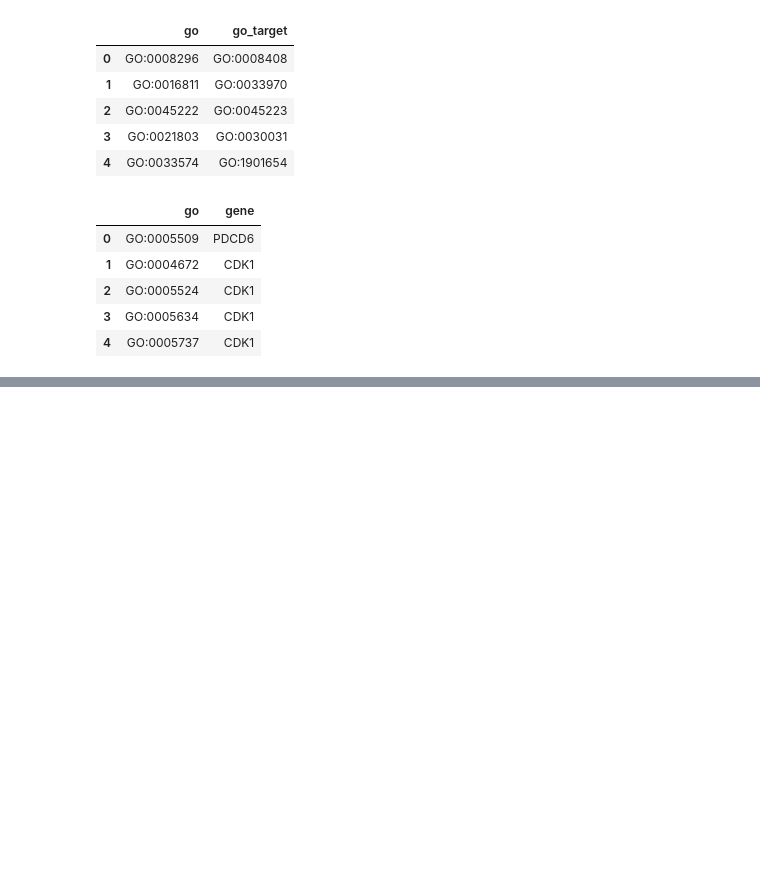
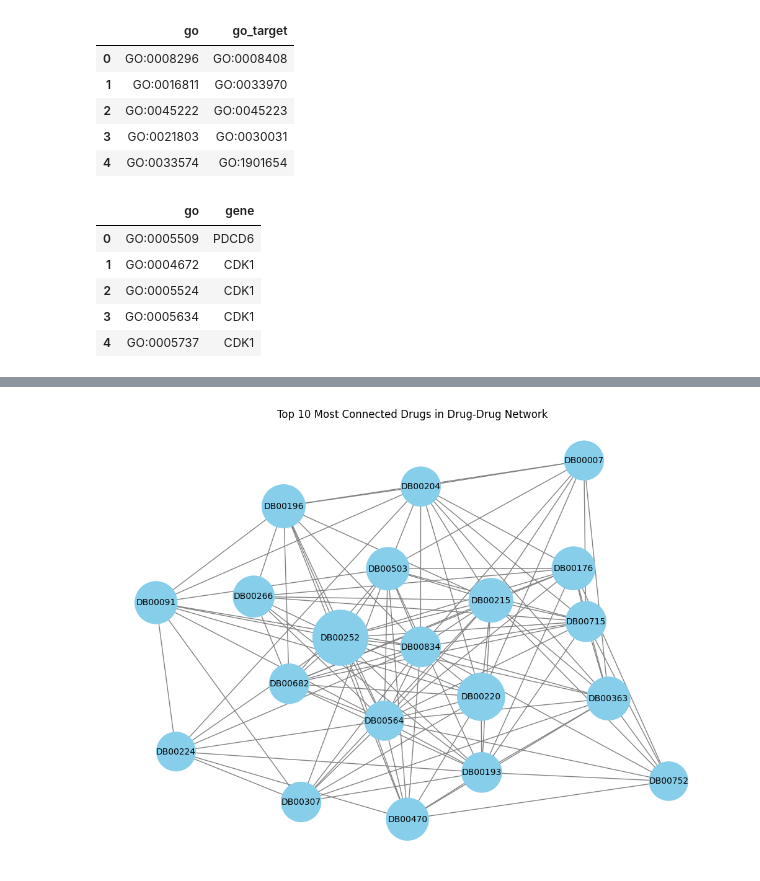
Before and after one commit to Redomic/NeuThera-Drug-Discovery-Toolkit, a Jupyter notebook: data/preprocess.ipynb, the cells around one changed output, grey strips where cells are left out. Saved outputs shown, nothing was run; the diff lists cells and outputs as text; code cells hidden in the pictures; blank space fills up the shorter version.

```diff
--- a/data/preprocess.ipynb
+++ b/data/preprocess.ipynb
@@ -532,0 +565,56 @@ ConnectionAbortedError: Can't connect to host(s) within limit (3)
+# %%
+from arango import ArangoClient
+import networkx as nx
+import matplotlib.pyplot as plt
+
+# Connect to ArangoDB
+client = ArangoClient()
+db = client.db('NeuThera', username='root', password='openSesame')
+# %%
+# ✅ Fixed AQL Query for Top 10 Most Connected Drugs
+query = '''
+FOR edge IN `drug-drug`
+COLLECT drug = PARSE_IDENTIFIER(edge._from).key WITH COUNT INTO count
+SORT count DESC
+LIMIT 20
+RETURN { drug: drug, interactions: count }
+'''
+
+# Execute the query
+cursor = db.aql.execute(query)
+data = list(cursor)
+
+# Initialize Graph
+G = nx.Graph()
+
+# Add Nodes (Drugs)
+for item in data:
+    G.add_node(item["drug"], size=item["interactions"])
+
+# Get the top 10 drug IDs
+drug_ids = [d["drug"] for d in data]
+
+edge_query = '''
+FOR edge IN `drug-drug`
+FILTER PARSE_IDENTIFIER(edge._from).key IN @drug_ids
+   AND PARSE_IDENTIFIER(edge._to).key IN @drug_ids
+RETURN edge
+'''
+
+edges_cursor = db.aql.execute(edge_query, bind_vars={"drug_ids": drug_ids})
+
+for edge in edges_cursor:
+    src = edge["_from"].split("/")[1]  # Extract `_key` from `drug/Aspirin`
+    dst = edge["_to"].split("/")[1]  # Extract `_key` from `drug/Ibuprofen`
+    G.add_edge(src, dst)
+
+plt.figure(figsize=(10, 7))
+node_sizes = [G.nodes[n]["size"] * 10 for n in G.nodes]  # Scale node sizes
+
+pos = nx.spring_layout(G, seed=42)  # Spring layout for better spacing
+nx.draw(G, pos, with_labels=True, node_size=node_sizes, node_color="skyblue", edge_color="gray", font_size=10)
+
+plt.title("Top 10 Most Connected Drugs in Drug-Drug Network")
+plt.show()
+# %% [output]
+[figure, added]
```
Also changed, not shown: parts of 25 cells of this notebook, 1 other file.
